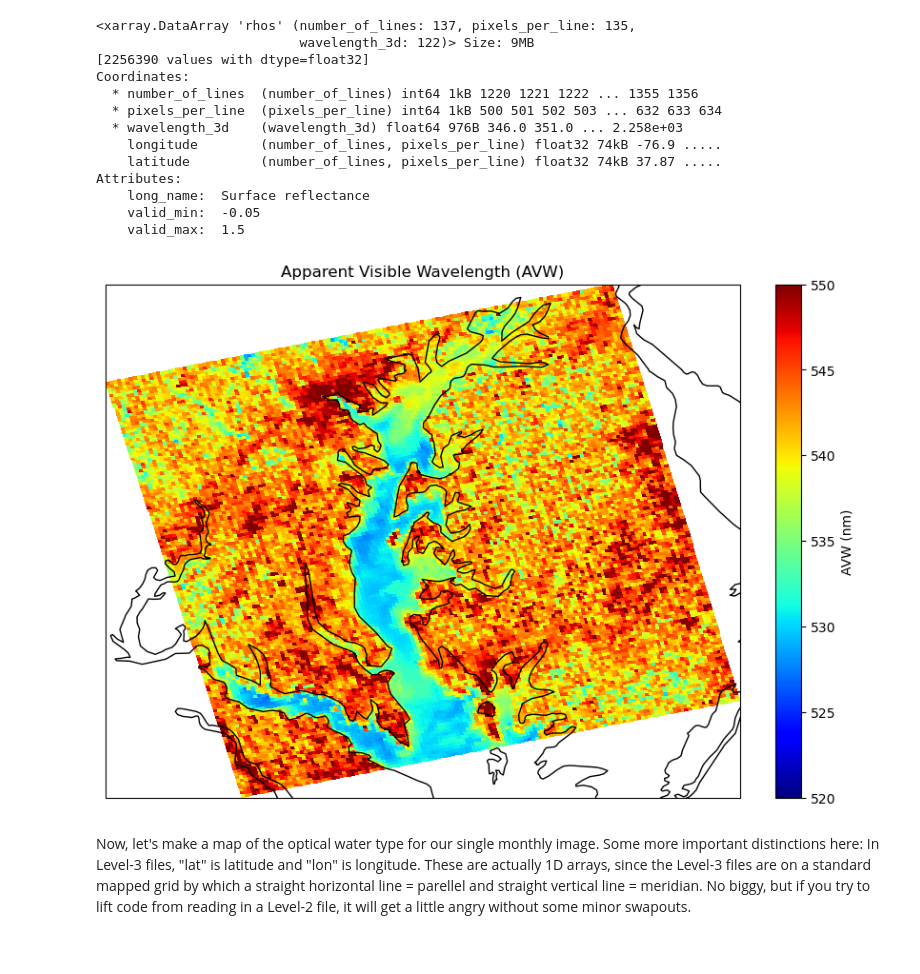
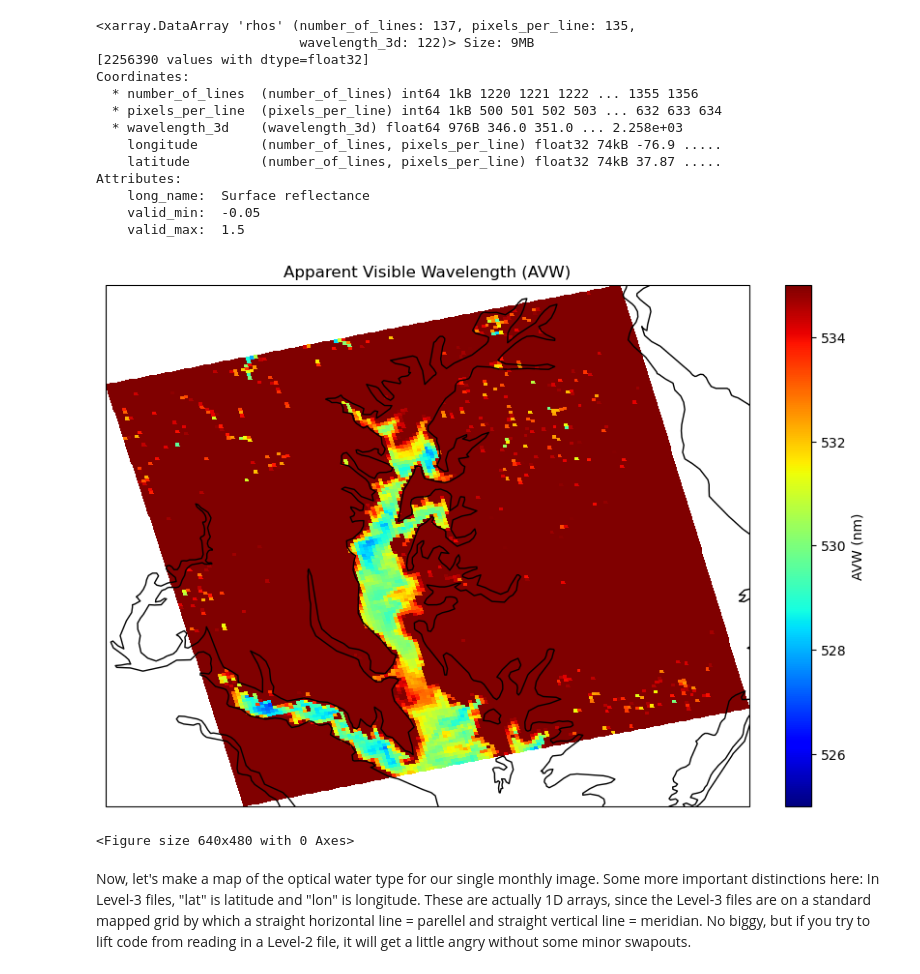
Before and after one commit to fish-pace/2026-proj-phyto-community-structure, a Jupyter notebook: contributor_folders/Shelly/AVW_fromRhos.ipynb, the cells around one changed output. Drawn from its saved outputs; the diff is of its cells as text; code cells hidden in the pictures.

Commit message:
Updated for plotting
Adjusting colors...plot isn't saving for some reason

```diff
--- a/contributor_folders/Shelly/AVW_fromRhos.ipynb
+++ b/contributor_folders/Shelly/AVW_fromRhos.ipynb
@@ -158,34 +158,37 @@ rhos_subset_range = rhos_subset.sel(wavelength_3d=slice(400, 700))
 avw = rhos_subset_range.sum(dim='wavelength_3d') / (rhos_subset_range / rhos_subset_range['wavelength_3d']).sum(dim='wavelength_3d')
 # %%
 # User-defined AVW range
-avw_min = 520
-avw_max = 550
+avw_min = 525
+avw_max = 535
 
 #fig, (ax1, ax2) = plt.subplots(1, 2, figsize=(16, 7), subplot_kw={'projection': ccrs.PlateCarree()})
 fig, (ax2) = plt.subplots(1, figsize=(16, 7), subplot_kw={'projection': ccrs.PlateCarree()})
 
 # Class map
 colors = plt.cm.jet(np.linspace(0, 1, 23))
 cmap_classes = ListedColormap(colors)
 boundaries = np.arange(1, 25)  # 23 classes → 24 boundaries
 norm_classes = BoundaryNorm(boundaries, ncolors=23, clip=True)
 
 #c1 = ax1.pcolormesh(class_map.lon, class_map.lat, class_map, cmap=cmap_classes, norm=norm_classes, shading='auto')
 #ax1.coastlines()
 #ax1.set_title('Optical Water Class')
 #cbar1 = plt.colorbar(c1, ax=ax1, ticks=np.arange(1, 24), fraction=0.035, pad=0.03)
 #cbar1.set_label('Water Class')
 #cbar1.ax.invert_yaxis()
 
 # AVW map
 c2 = ax2.pcolormesh(avw.longitude, avw.latitude, avw, cmap='jet', vmin=avw_min, vmax=avw_max, shading='auto')
 ax2.coastlines()
 ax2.set_title('Apparent Visible Wavelength (AVW)')
 cbar2 = plt.colorbar(c2, ax=ax2, fraction=0.035, pad=0.03)
 cbar2.set_label('AVW (nm)')
 plt.show()
+
+plt.savefig("AVWrhos_Jul222025_Levanderina.png")
 # %% [output]
-[figure, old version]
+[figure, new version]
+<Figure size 640x480 with 0 Axes>
 # %% [markdown]
 Now, let's make a map of the optical water type for our single monthly image. Some more important distinctions here: In Level-3 files, "lat" is latitude and "lon" is longitude. These are actually 1D arrays, since the Level-3 files are on a standard mapped grid by which a straight horizontal line = parellel and straight vertical line = meridian. No biggy, but if you try to lift code from reading in a Level-2 file, it will get a little angry without some minor swapouts.
 # %% [markdown]
```
